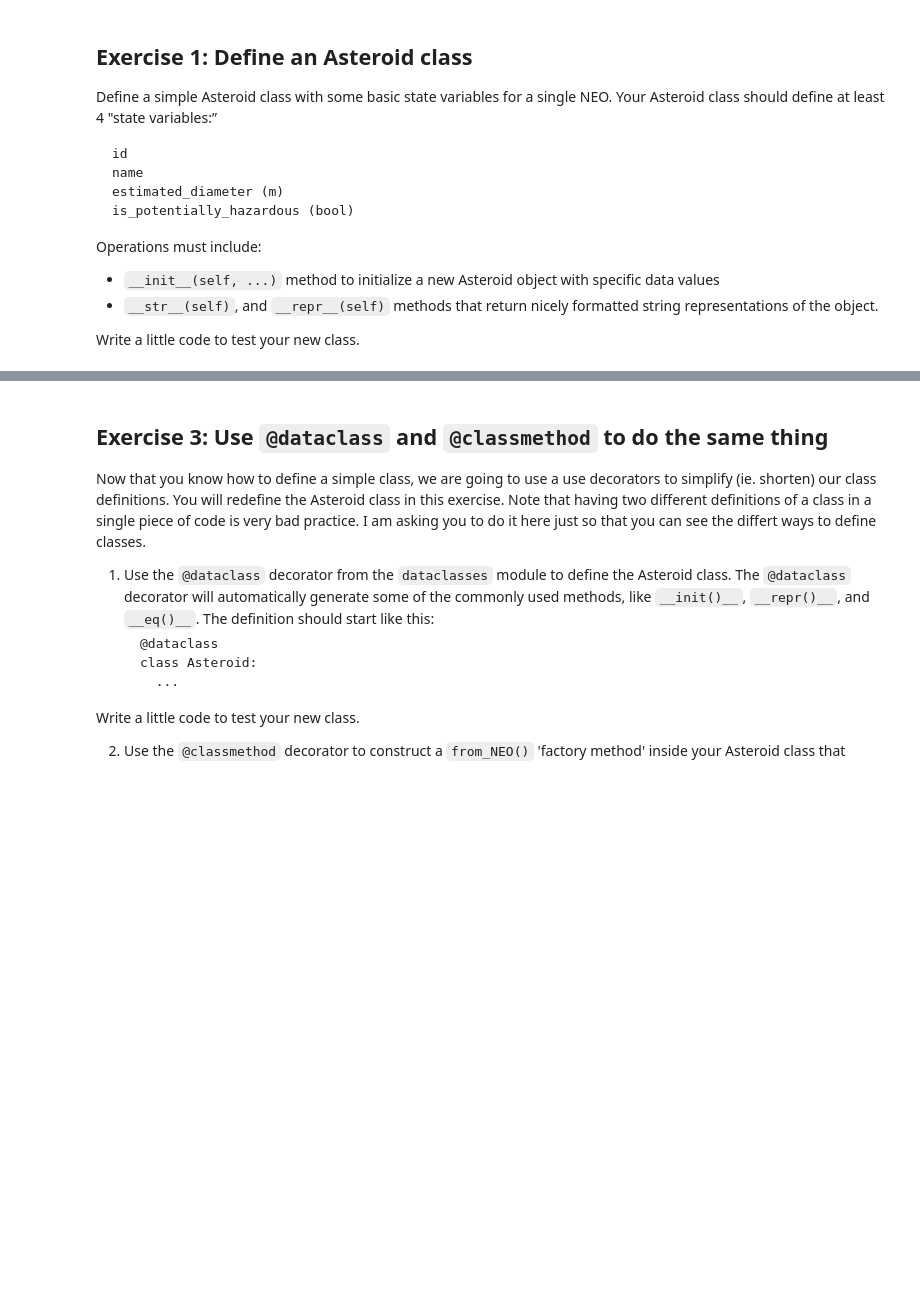
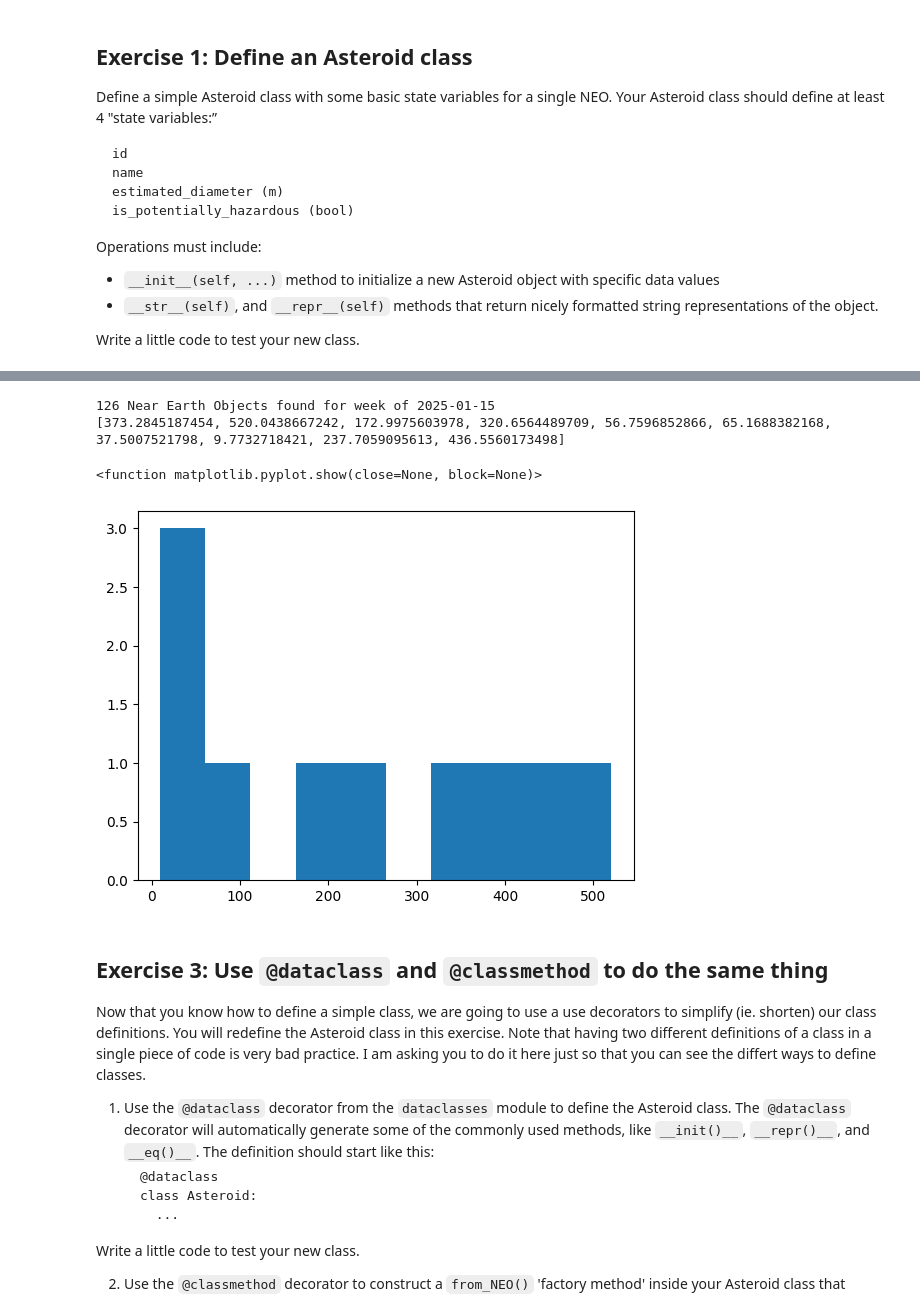
Before and after one commit to ManVanIran/comp215, a Jupyter notebook: labs/lab03-classes.ipynb, the cells around one changed output, grey strips where cells are left out. Drawn from its saved outputs; the diff is of its cells as text; code cells hidden in the pictures; blank space fills up the shorter version.

```diff
--- a/labs/lab03-classes.ipynb
+++ b/labs/lab03-classes.ipynb
@@ -107,3 +107,24 @@ Create a list of all the Asteroid objects from this week's NEO feed and use the
+# %%
+import time
+from datetime import date, timedelta
+
+today = date.today()
+weekago = today - timedelta(days = 7)
+
+neos = get_neos(weekago)
+
+ast_list = [Asteroid(neos[i]['id'], neos[i]['name'], neos[i]['estimated_diameter']['meters']['estimated_diameter_max'], neos[i]['is_potentially_hazardous_asteroid']) for i in range(10)]
+
+diameter_list = [asteroid.estimated_diameter for asteroid in ast_list]
+print(diameter_list)
+plt.hist(diameter_list, bins = 10)
+
+plt.show
+# %% [output]
+126 Near Earth Objects found for week of 2025-01-15
+[373.2845187454, 520.0438667242, 172.9975603978, 320.6564489709, 56.7596852866, 65.1688382168, 37.5007521798, 9.7732718421, 237.7059095613, 436.5560173498]
+<function matplotlib.pyplot.show(close=None, block=None)>
+[figure, added]
 # %% [markdown]
 ## Exercise 3: Use `@dataclass` and `@classmethod` to do the same thing
 
```
Also changed, not shown: parts of 3 cells of this notebook.
